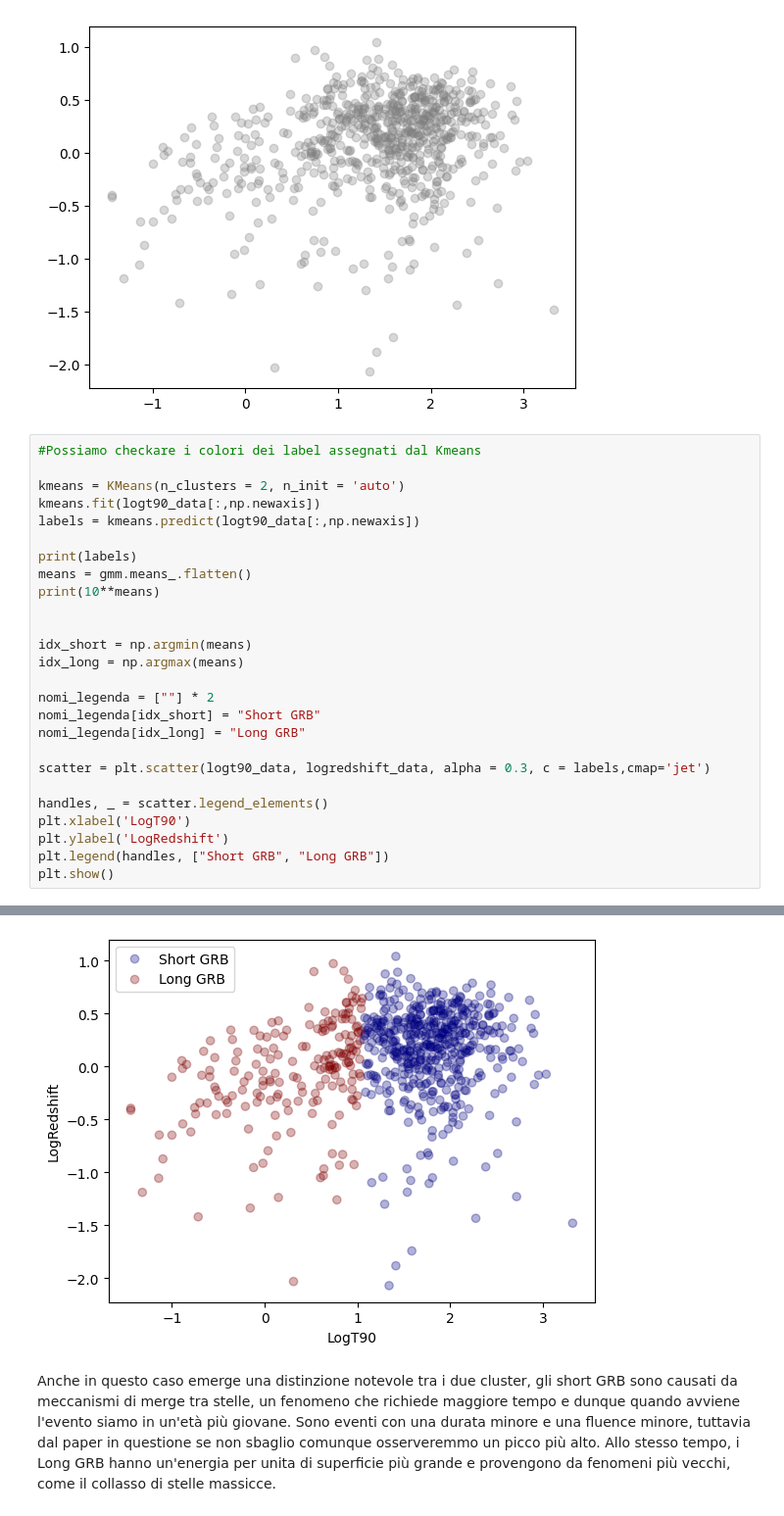
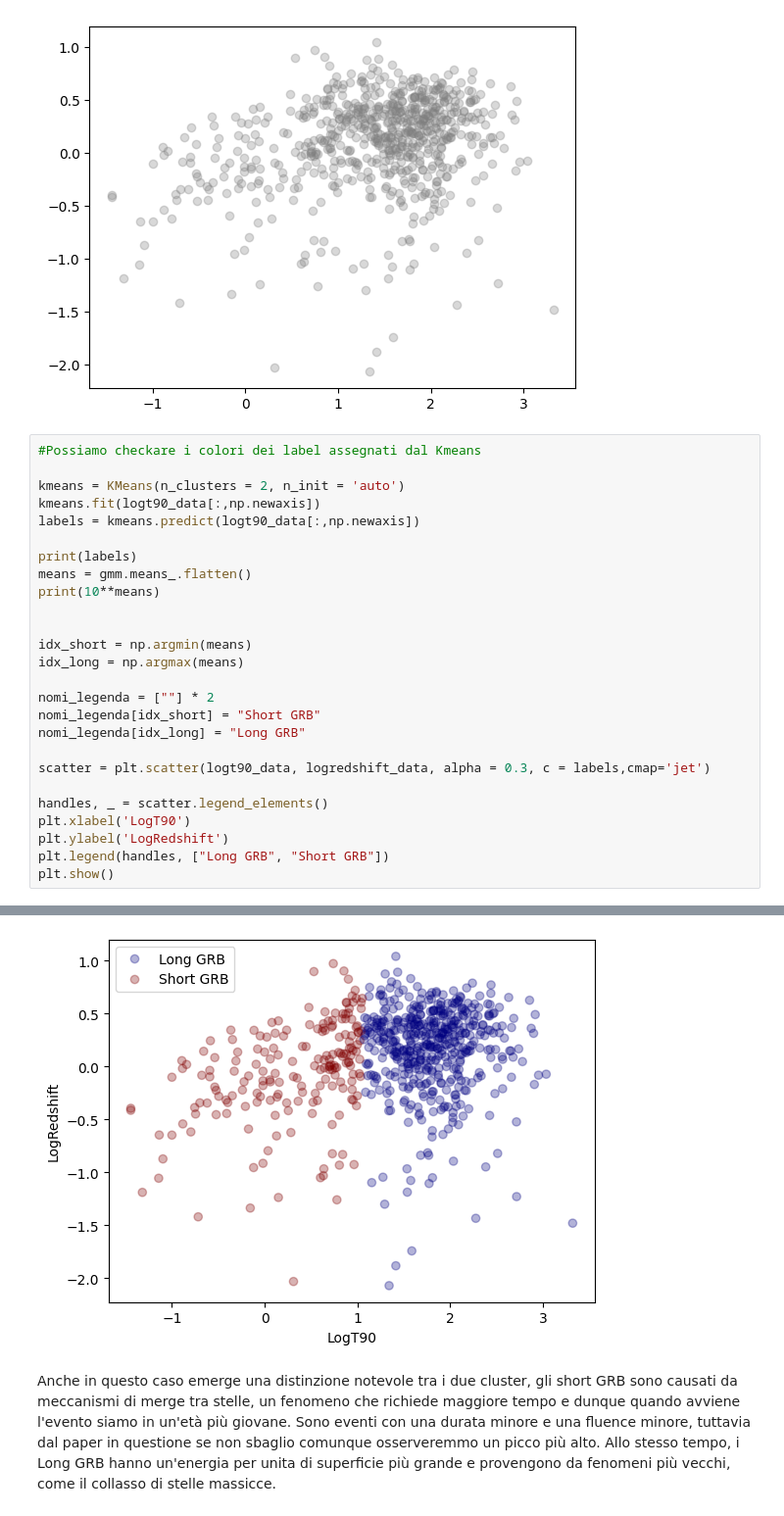
Before and after one commit to loredp02/astrostatistics_bicocca_2026, a Jupyter notebook: my_codes_final/EX11_E_GammaRayBurst.ipynb, the cells around one changed output, grey strips where cells are left out. Shown at 98% size. Saved outputs shown, nothing was run; the diff lists cells and outputs as text.

```diff
--- a/my_codes_final/EX11_E_GammaRayBurst.ipynb
+++ b/my_codes_final/EX11_E_GammaRayBurst.ipynb
@@ -329,7 +329,7 @@ scatter = plt.scatter(logt90_data, logredshift_data, alpha = 0.3, c = labels,cma
 handles, _ = scatter.legend_elements()
 plt.xlabel('LogT90')
 plt.ylabel('LogRedshift')
-plt.legend(handles, ["Short GRB", "Long GRB"])
+plt.legend(handles, ["Long GRB", "Short GRB"])
 plt.show()
 # %% [output]
 [0 1 0 0 0 0 0 1 0 0 0 0 0 0 1 1 0 0 1 0 0 0 0 0 0 0 1 0 0 0 1 0 0 1 0 0 0
@@ -355,4 +355,4 @@ plt.show()
-[figure, old version]
+[figure, new version]
 # %% [markdown]
 Anche in questo caso emerge una distinzione notevole tra i due cluster, gli short GRB sono causati da meccanismi di merge tra stelle, un fenomeno che richiede maggiore tempo e dunque quando avviene l'evento siamo in un'età più giovane. Sono eventi con una durata minore e una fluence minore, tuttavia dal paper in questione se non sbaglio comunque osserveremmo un picco più alto. Allo stesso tempo, i Long GRB hanno un'energia per unita di superficie più grande e provengono da fenomeni più vecchi, come il collasso di stelle massicce.
 # %%
```
Also changed, not shown: parts of 9 cells of this notebook, 1 other file.
